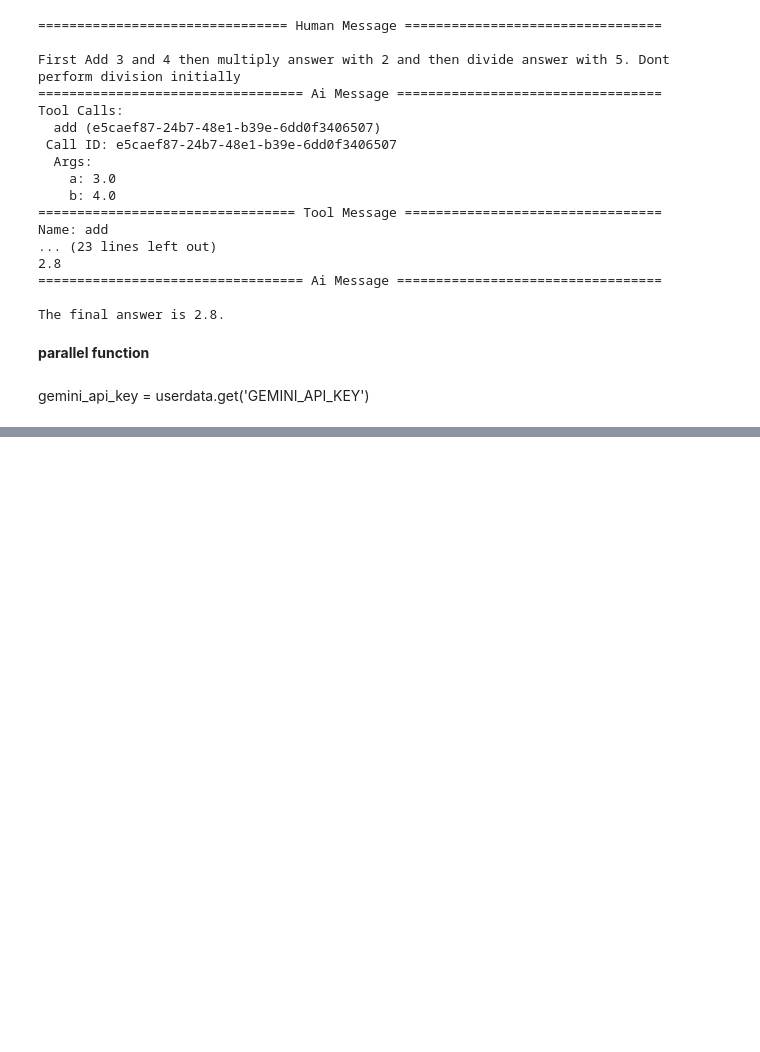
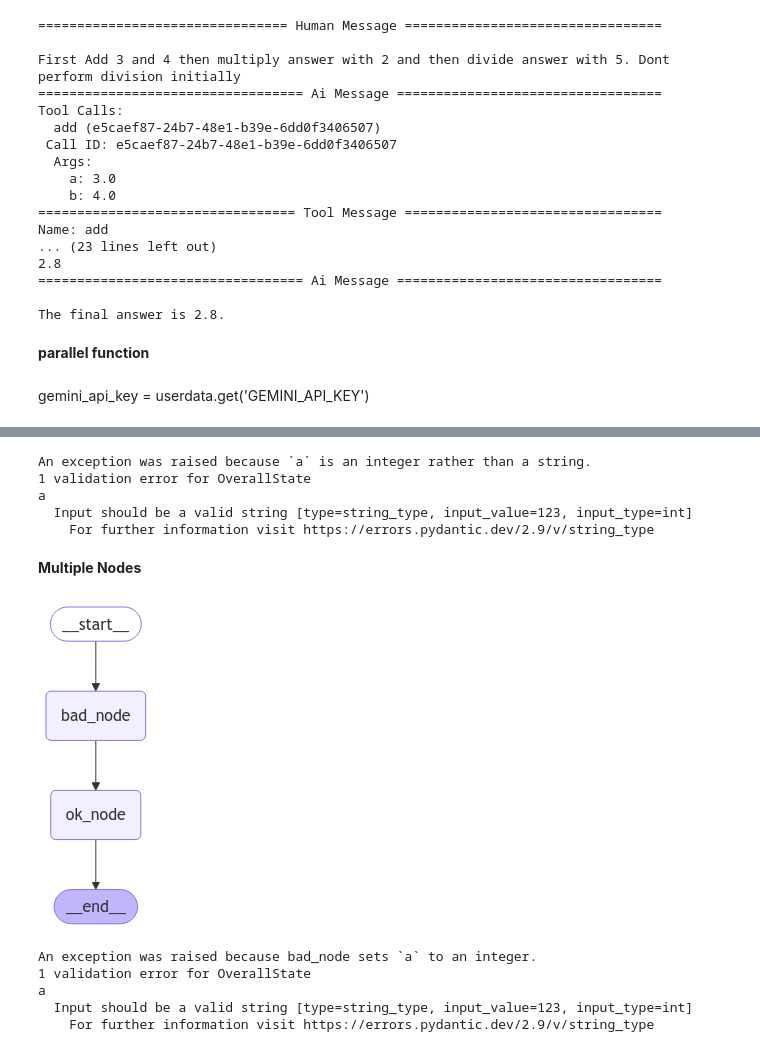
Before and after one commit to raheelam98/LangGraph, a Jupyter notebook: fundamentals.ipynb, the cells around one changed output, grey strips where cells are left out. Drawn from its saved outputs; the diff is of its cells as text; code cells hidden in the pictures; blank space fills up the shorter version.

```diff
--- a/fundamentals.ipynb
+++ b/fundamentals.ipynb
@@ -358,0 +404,67 @@ TypeError: 'RunnableBinding' object is not callable
+# %%
+try:
+    graph.invoke({"a": 123})  # Should be a string
+except Exception as e:
+    print("An exception was raised because `a` is an integer rather than a string.")
+    print(e)
+# %% [output]
+An exception was raised because `a` is an integer rather than a string.
+1 validation error for OverallState
+a
+  Input should be a valid string [type=string_type, input_value=123, input_type=int]
+    For further information visit https://errors.pydantic.dev/2.9/v/string_type
+# %% [markdown]
+**Multiple Nodes**
+# %%
+from langgraph.graph import StateGraph, START, END
+from typing_extensions import TypedDict
+
+from pydantic import BaseModel
+
+
+# The overall state of the graph (this is the public state shared across nodes)
+class OverallState(BaseModel):
+    a: str
+
+
+def bad_node(state: OverallState):
+    return {
+        "a": 123  # Invalid
+    }
+
+
+def ok_node(state: OverallState):
+    return {"a": "goodbye"}
+
+
+# Build the state graph
+builder = StateGraph(OverallState)
+builder.add_node(bad_node)
+builder.add_node(ok_node)
+builder.add_edge(START, "bad_node")
+builder.add_edge("bad_node", "ok_node")
+builder.add_edge("ok_node", END)
+graph = builder.compile()
+# %%
+from IPython.display import Image, display
+
+try:
+    display(Image(graph.get_graph().draw_mermaid_png()))
+except Exception:
+    # This requires some extra dependencies and is optional
+    pass
+# %% [output]
+[figure, added]
+# %%
+# Test the graph with a valid input
+try:
+    graph.invoke({"a": "hello"})
+except Exception as e:
+    print("An exception was raised because bad_node sets `a` to an integer.")
+    print(e)
+# %% [output]
+An exception was raised because bad_node sets `a` to an integer.
+1 validation error for OverallState
+a
+  Input should be a valid string [type=string_type, input_value=123, input_type=int]
+    For further information visit https://errors.pydantic.dev/2.9/v/string_type
```
Also changed, not shown: parts of 8 cells of this notebook.
